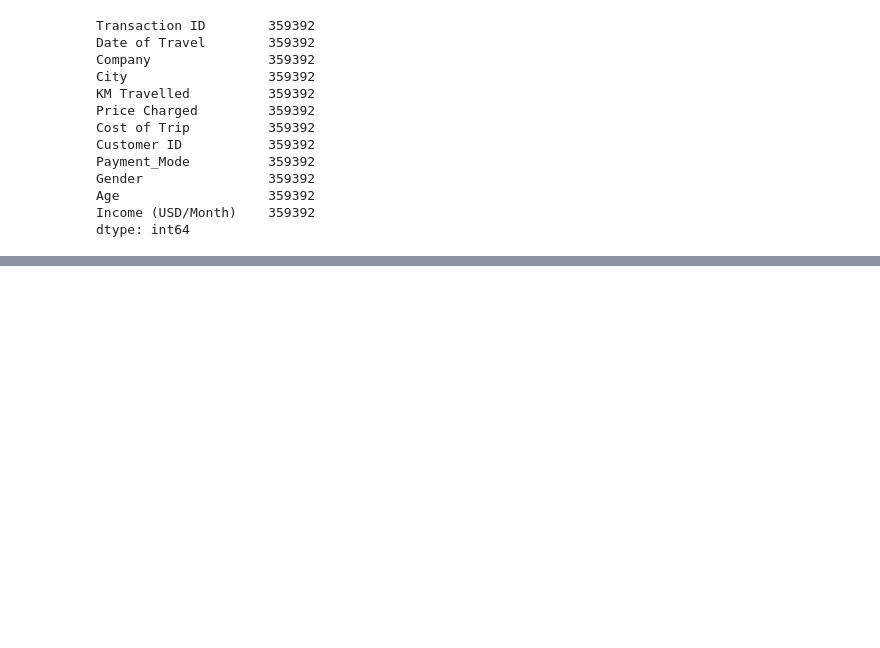
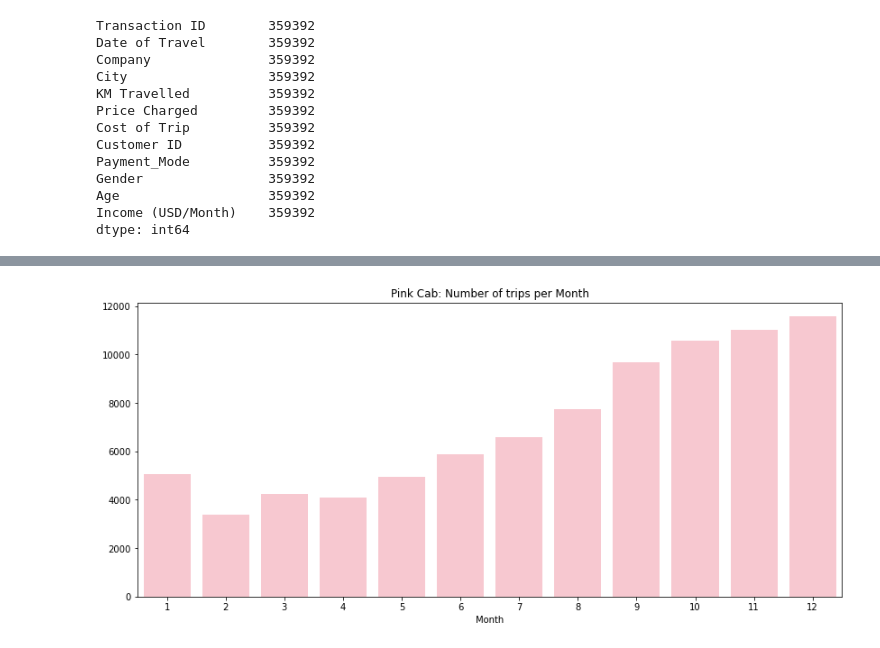
Before and after one commit to sabrawihussein/DataGlacier, a Jupyter notebook: Week2/G2M-notebook.ipynb, the cells around one changed output, grey strips where cells are left out. Cells and saved outputs as stored; diff of their text form; code cells hidden in the pictures; blank space fills up the shorter version.

```diff
--- a/Week2/G2M-notebook.ipynb
+++ b/Week2/G2M-notebook.ipynb
@@ -95,0 +173,3 @@ dtype: int64
+# %%
+plot2 = mergedDb[mergedDb.Company=='Pink Cab'].groupby(['Month']).Transaction_ID.count()
+plot2
@@ -95,0 +191,7 @@ dtype: int64
+# %%
+plt.figure(figsize=(14,6))
+sns.barplot(x=plot2.index,y=plot2.values,color='Pink')
+plt.title('Pink Cab: Number of trips per Month')
+plt.show()
+# %% [output]
+[figure, added]
```
Also changed, not shown: parts of 20 cells of this notebook.
